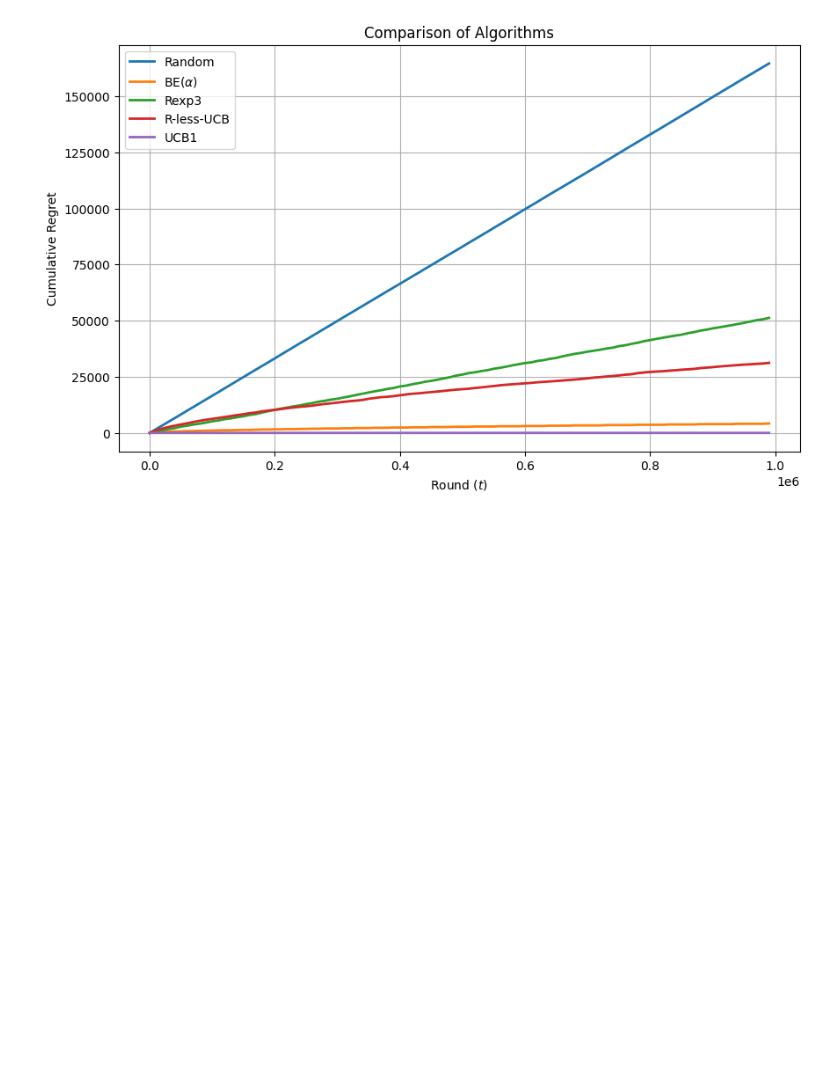
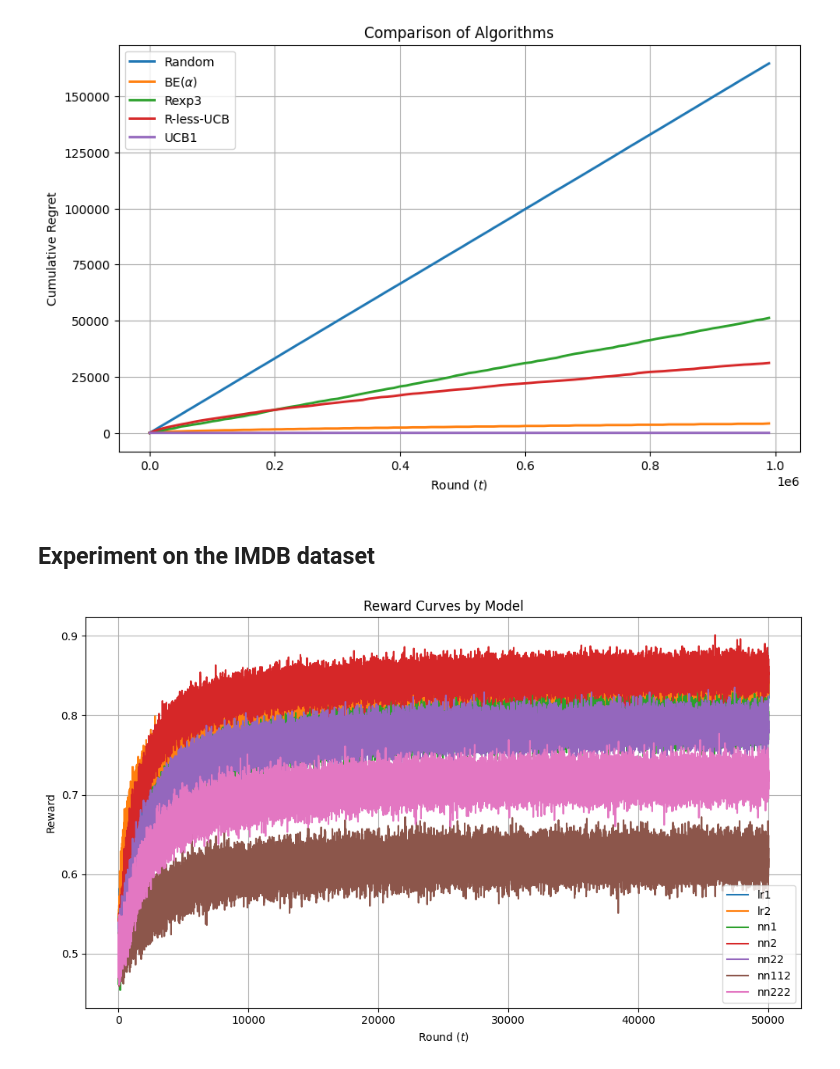
Before and after one commit to m1gwings/rcbealpha-experiments, a Jupyter notebook: bealpha-experiments.ipynb, the cells around one changed output. Saved outputs shown, nothing was run; the diff lists cells and outputs as text; code cells hidden in the pictures; blank space fills up the shorter version.

Commit message:
Add experiments on the IMDB dataset

```diff
--- a/bealpha-experiments.ipynb
+++ b/bealpha-experiments.ipynb
@@ -184,7 +184,7 @@ class RLessUCBAgent(Agent):
         old_reward = self.rewards[self.last_pulled-1, n-h-1]
         old_oldish_reward = self.rewards[self.last_pulled-1, n-2*h]
         old_old_reward = self.rewards[self.last_pulled-1, n-2*h-1]
-        if self.h[self.last_pulled-1] == old_h:
+        if h == old_h:
             self.a[self.last_pulled-1] += reward - old_reward
             self.b[self.last_pulled-1] += old_reward - old_old_reward
             self.c[self.last_pulled-1] += n*reward - (n-h)*old_reward
@@ -627,3 +627,23 @@ with open(f'{STAT_RUN_NAME}.pkl', 'rb') as f:
 plot_comparison('stat-comparison', results_stat_inst)
 # %% [output]
 [figure]
+# %% [markdown]
+## Experiment on the IMDB dataset
+# %%
+NAMES = [ 'lr1', 'lr2', 'nn1', 'nn2', 'nn22', 'nn112', 'nn222' ]
+rewards = np.stack([np.load(f'imdb-data/{name}.npy') for name in NAMES])
+
+plt.figure(figsize=(10, 6))
+
+for name, reward in zip(NAMES, rewards):
+    plt.plot(reward, label=name)
+
+plt.xlabel('Round ($t$)')
+plt.ylabel('Reward')
+plt.title('Reward Curves by Model')
+plt.legend()
+plt.grid(True)
+plt.tight_layout()
+plt.show()
+# %% [output]
+[figure, added]
```
Also changed, not shown: parts of 4 cells of this notebook, 7 other files.
